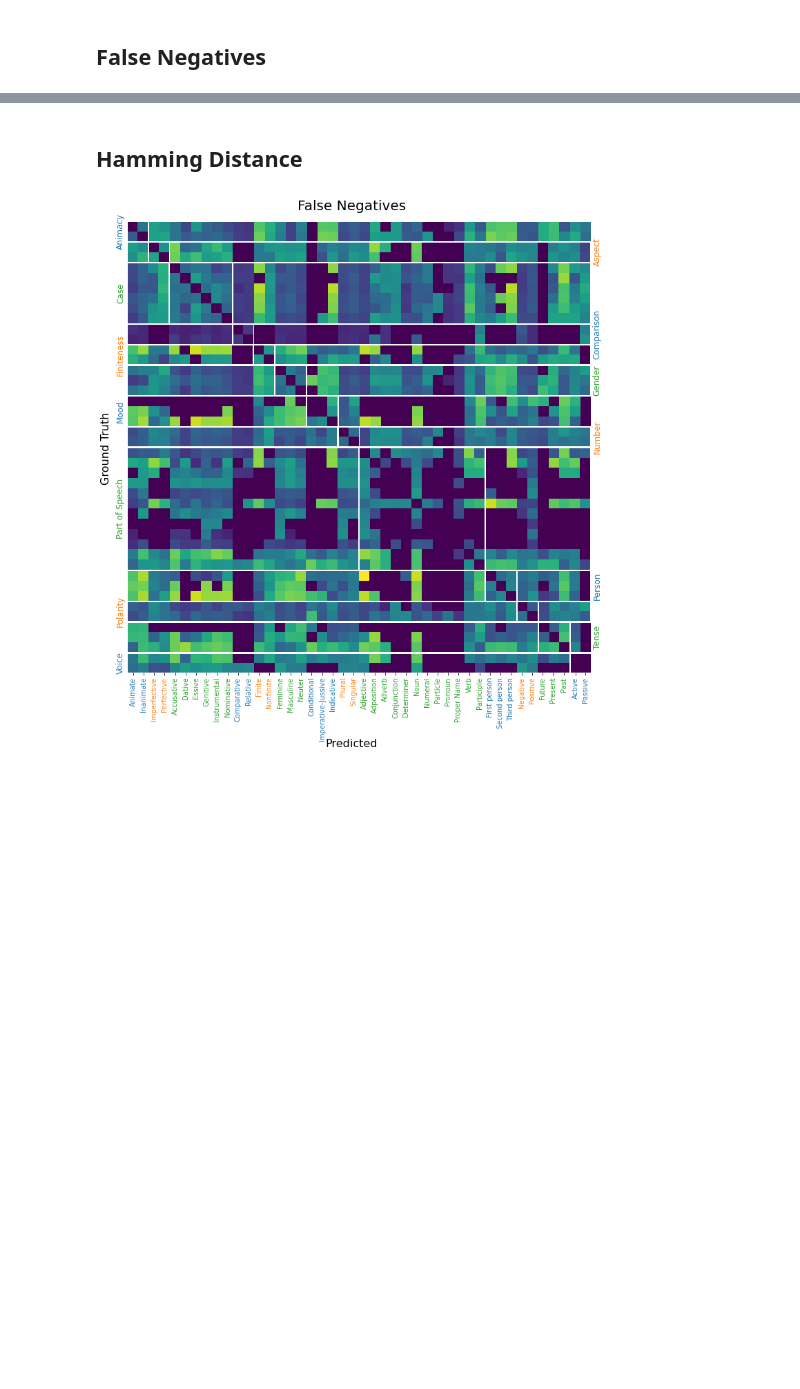
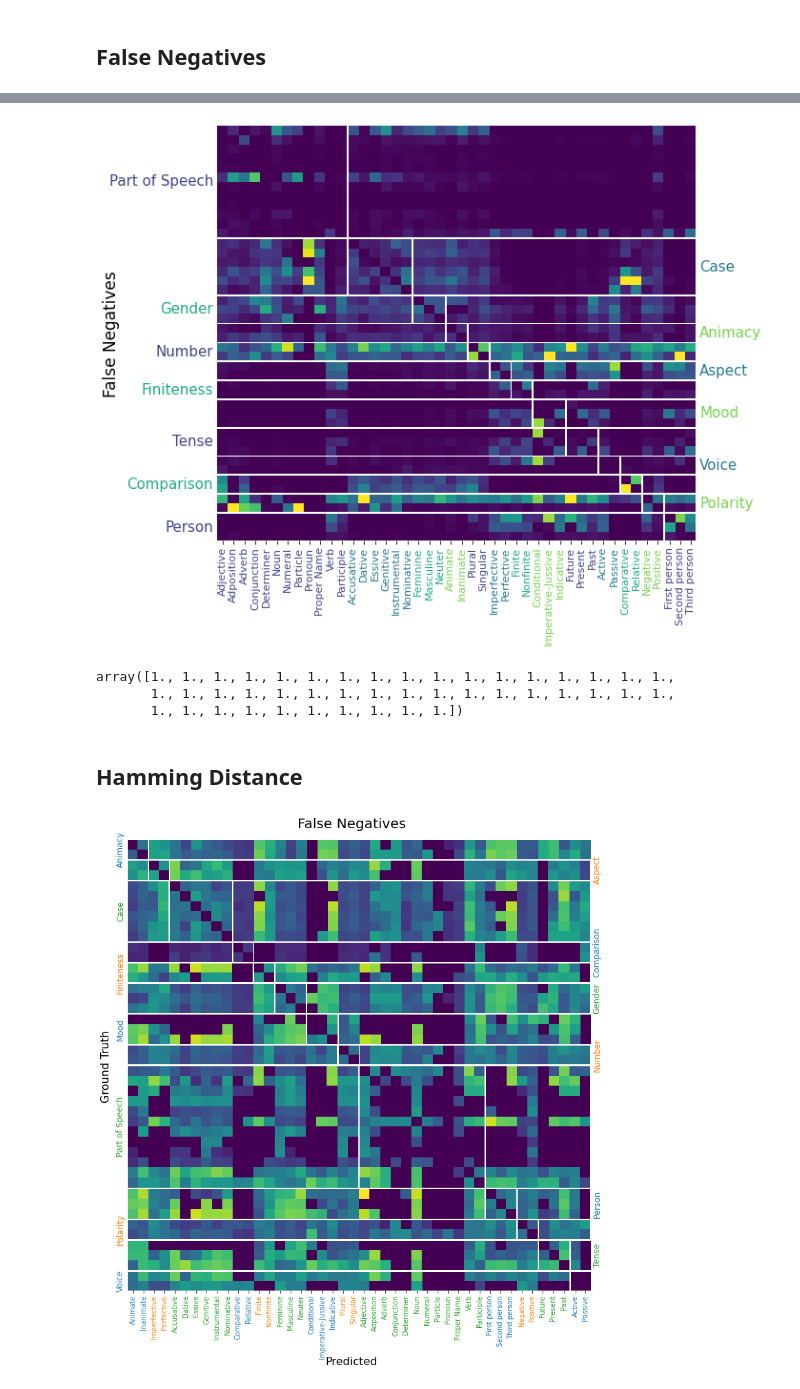
Before and after one commit to ioverho/msc_thesis, a Jupyter notebook: nmt_eval.ipynb, the cells around one changed output, grey strips where cells are left out. Cells and saved outputs as stored; diff of their text form; code cells hidden in the pictures; blank space fills up the shorter version.

```diff
--- a/nmt_eval.ipynb
+++ b/nmt_eval.ipynb
@@ -1587,0 +1470,4 @@ plt.show()
+# %%
+fig = plot_confusion_matrix(marginal_confusion_array_, "False Negatives", fill_cmap="viridis", gridlines=0, edgecolor="w", default_fontsize=11, figsize=(9, 8), cmap="viridis", cycle_len=4, show_x_labels=True)
+# %% [output]
+[figure, added]
@@ -1588,3 +1476,9 @@ plt.show()
+# %%
+marginal_confusion_array_.sum(axis=0)
+# %% [output]
+array([1., 1., 1., 1., 1., 1., 1., 1., 1., 1., 1., 1., 1., 1., 1., 1., 1.,
+       1., 1., 1., 1., 1., 1., 1., 1., 1., 1., 1., 1., 1., 1., 1., 1., 1.,
+       1., 1., 1., 1., 1., 1., 1., 1., 1., 1.])
 # %% [markdown]
 ## Hamming Distance
 # %%
```
Also changed, not shown: parts of 39 cells of this notebook, 12 other files.
